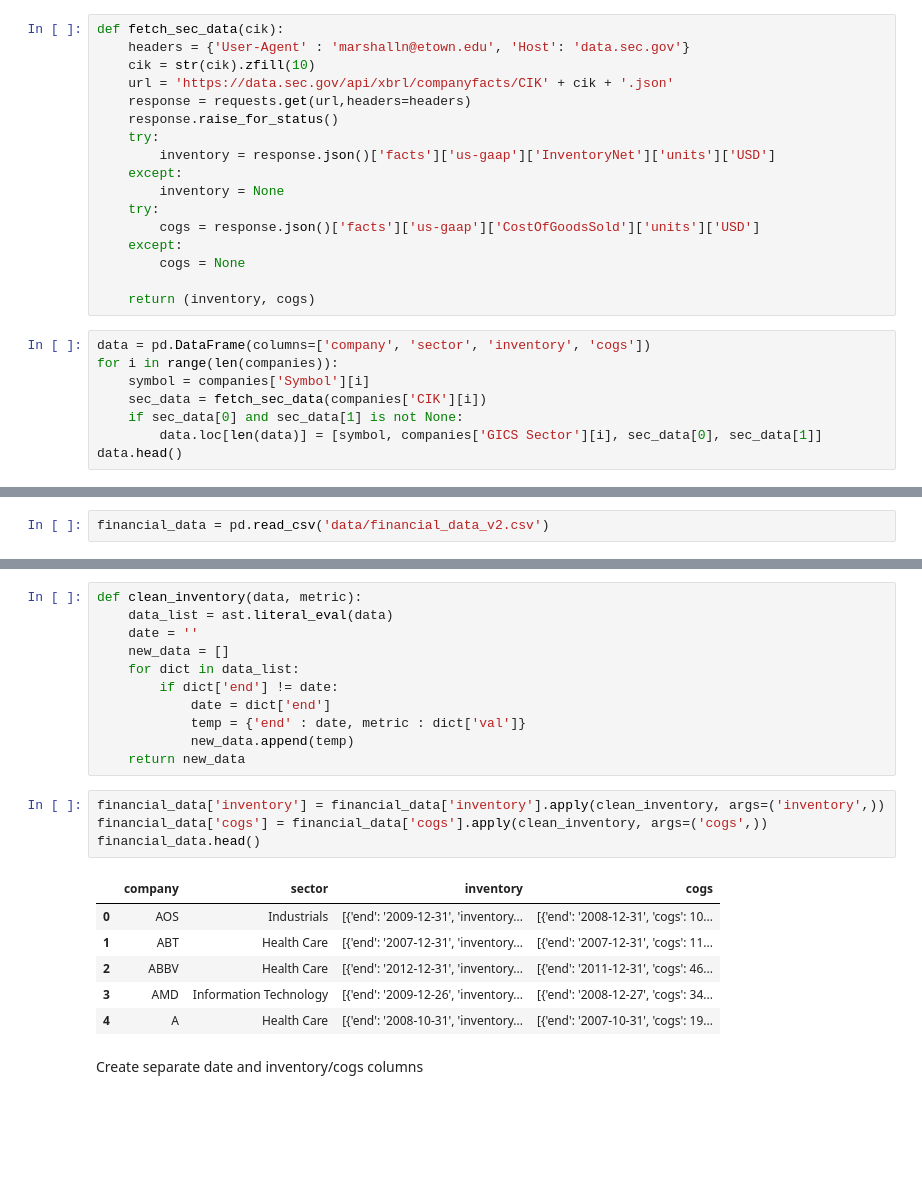
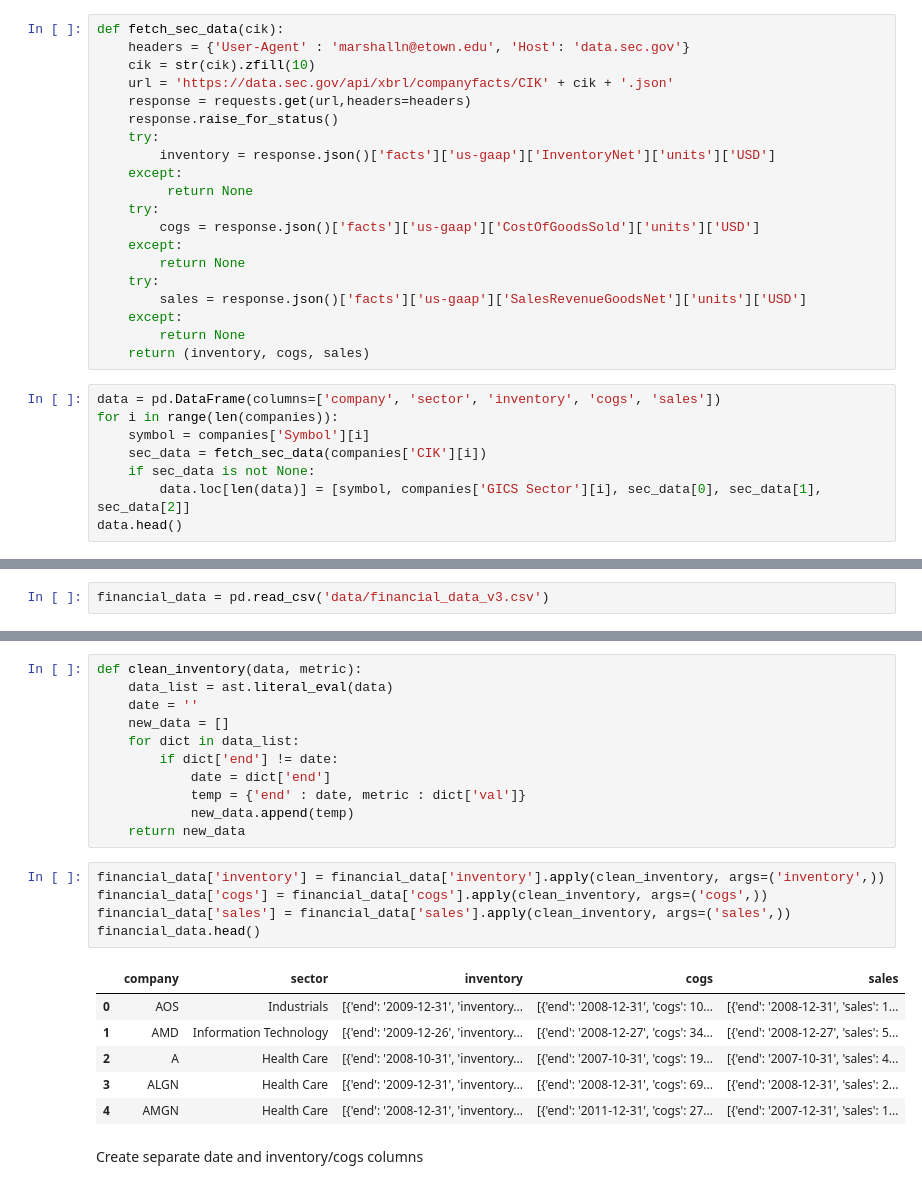
Before and after one commit to NateM024/inventory-analysis, a Jupyter notebook: capstone.ipynb, the cells around one changed output, grey strips where cells are left out. Saved outputs shown, nothing was run; the diff lists cells and outputs as text; blank space fills up the shorter version.

```diff
--- a/capstone.ipynb
+++ b/capstone.ipynb
@@ -34,19 +34,22 @@ def fetch_sec_data(cik):
     try:
         inventory = response.json()['facts']['us-gaap']['InventoryNet']['units']['USD']
     except:
-        inventory = None
+         return None
     try:
         cogs = response.json()['facts']['us-gaap']['CostOfGoodsSold']['units']['USD']
     except:
-        cogs = None
-
-    return (inventory, cogs)
+        return None
+    try:
+        sales = response.json()['facts']['us-gaap']['SalesRevenueGoodsNet']['units']['USD']
+    except:
+        return None
+    return (inventory, cogs, sales)
 # %%
-data = pd.DataFrame(columns=['company', 'sector', 'inventory', 'cogs'])
+data = pd.DataFrame(columns=['company', 'sector', 'inventory', 'cogs', 'sales'])
 for i in range(len(companies)):
     symbol = companies['Symbol'][i]
     sec_data = fetch_sec_data(companies['CIK'][i])
-    if sec_data[0] and sec_data[1] is not None:
-        data.loc[len(data)] = [symbol, companies['GICS Sector'][i], sec_data[0], sec_data[1]]
+    if sec_data is not None:
+        data.loc[len(data)] = [symbol, companies['GICS Sector'][i], sec_data[0], sec_data[1], sec_data[2]]
 data.head()
 # %% [output]
@@ -63,7 +66,7 @@ data.to_csv('data/financial_data_v2.csv', index=False)
 # %% [markdown]
 ## Data Exploration
 # %%
-financial_data = pd.read_csv('data/financial_data_v2.csv')
+financial_data = pd.read_csv('data/financial_data_v3.csv')
 # %% [markdown]
 Observe the shape of the data
 # %%
@@ -126,14 +130,15 @@ def clean_inventory(data, metric):
 # %%
 financial_data['inventory'] = financial_data['inventory'].apply(clean_inventory, args=('inventory',))
 financial_data['cogs'] = financial_data['cogs'].apply(clean_inventory, args=('cogs',))
+financial_data['sales'] = financial_data['sales'].apply(clean_inventory, args=('sales',))
 financial_data.head()
 # %% [output]
-|  | company | sector | inventory | cogs |
-| 0 | AOS | Industrials | [{'end': '2009-12-31', 'inventory... | [{'end': '2008-12-31', 'cogs': 10... |
-| 1 | ABT | Health Care | [{'end': '2007-12-31', 'inventory... | [{'end': '2007-12-31', 'cogs': 11... |
-| 2 | ABBV | Health Care | [{'end': '2012-12-31', 'inventory... | [{'end': '2011-12-31', 'cogs': 46... |
-| 3 | AMD | Information Technology | [{'end': '2009-12-26', 'inventory... | [{'end': '2008-12-27', 'cogs': 34... |
-| 4 | A | Health Care | [{'end': '2008-10-31', 'inventory... | [{'end': '2007-10-31', 'cogs': 19... |
+|  | company | sector | inventory | cogs | sales |
+| 0 | AOS | Industrials | [{'end': '2009-12-31', 'inventory... | [{'end': '2008-12-31', 'cogs': 10... | [{'end': '2008-12-31', 'sales': 1... |
+| 1 | AMD | Information Technology | [{'end': '2009-12-26', 'inventory... | [{'end': '2008-12-27', 'cogs': 34... | [{'end': '2008-12-27', 'sales': 5... |
+| 2 | A | Health Care | [{'end': '2008-10-31', 'inventory... | [{'end': '2007-10-31', 'cogs': 19... | [{'end': '2007-10-31', 'sales': 4... |
+| 3 | ALGN | Health Care | [{'end': '2009-12-31', 'inventory... | [{'end': '2008-12-31', 'cogs': 69... | [{'end': '2008-12-31', 'sales': 2... |
+| 4 | AMGN | Health Care | [{'end': '2008-12-31', 'inventory... | [{'end': '2011-12-31', 'cogs': 27... | [{'end': '2007-12-31', 'sales': 1... |
 # %% [markdown]
 Create separate date and inventory/cogs columns
 # %%
```
Also changed, not shown: parts of 24 cells of this notebook, 1 other file.
